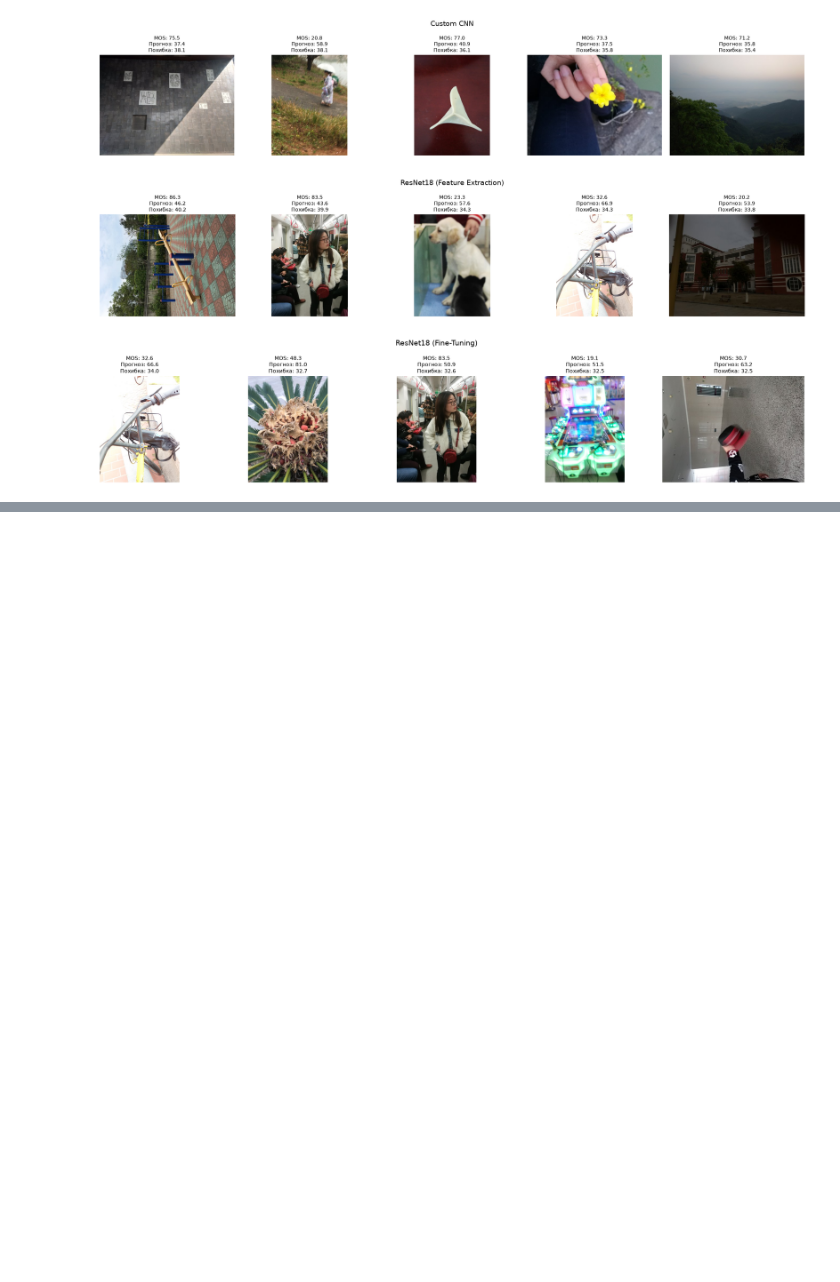
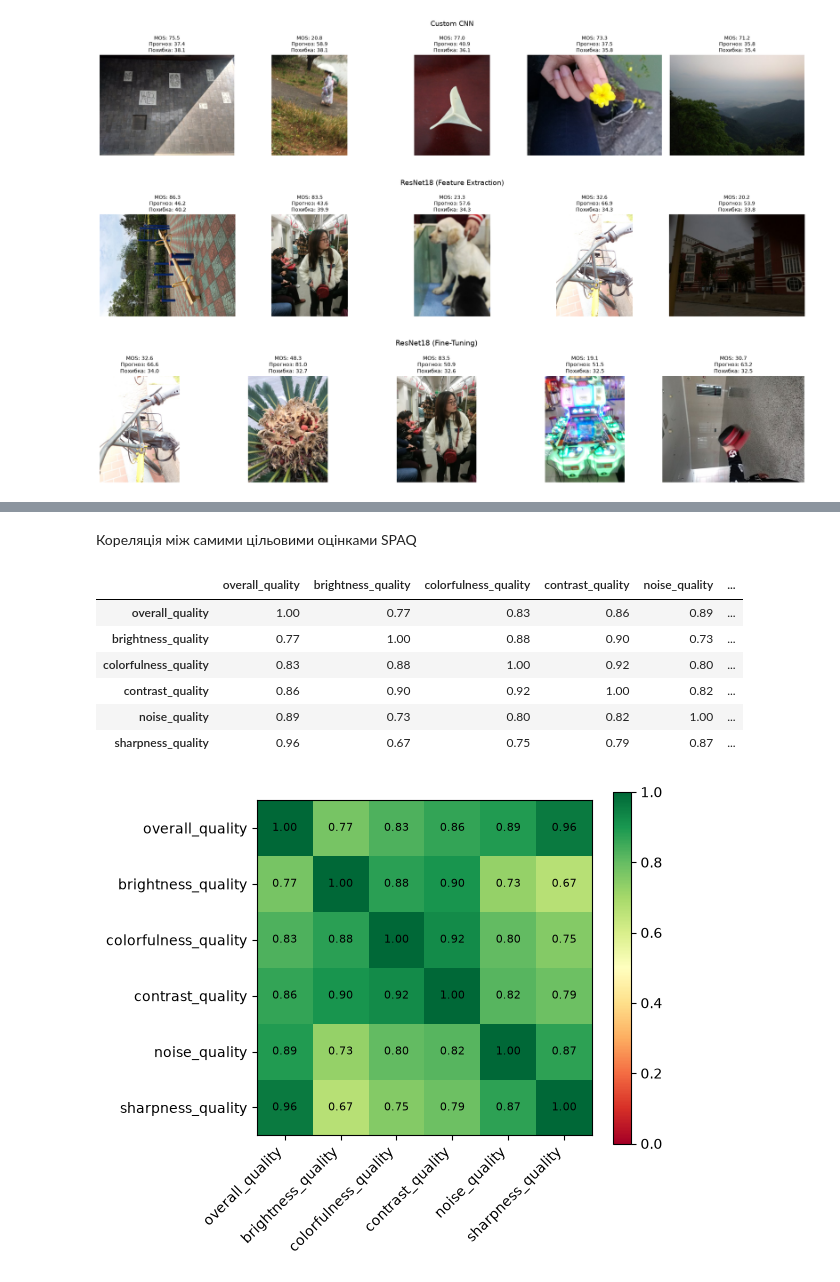
Before and after one commit to nimpo0/PhotoAnalyser, a Jupyter notebook: notebooks/5_model_comparison.ipynb, the cells around one changed output, grey strips where cells are left out. Cells and saved outputs as stored; diff of their text form; code cells hidden in the pictures; blank space fills up the shorter version.

```diff
--- a/notebooks/5_model_comparison.ipynb
+++ b/notebooks/5_model_comparison.ipynb
@@ -197,0 +493,58 @@ for prefix in MODEL_PREFIXES:
+# %% [markdown]
+Кореляція між самими цільовими оцінками SPAQ
+# %%
+labels_dataframe = pd.read_csv(MANIFEST_PATH)
+
+score_columns = [
+    column
+    for column in labels_dataframe.columns
+    if column.endswith("_quality") or column.lower() == "mos"
+]
+
+correlation_matrix = labels_dataframe[score_columns].corr()
+
+display(correlation_matrix.round(2))
+
+plt.figure(figsize=(6, 5))
+plt.imshow(correlation_matrix, cmap="RdYlGn", vmin=0, vmax=1)
+
+plt.xticks(
+    range(len(score_columns)),
+    score_columns,
+    rotation=45,
+    ha="right",
+)
+
+plt.yticks(
+    range(len(score_columns)),
+    score_columns,
+)
+
+for row_index in range(len(score_columns)):
+    for column_index in range(len(score_columns)):
+        plt.text(
+            column_index,
+            row_index,
+            f"{correlation_matrix.iloc[row_index, column_index]:.2f}",
+            ha="center",
+            va="center",
+            fontsize=8,
+        )
+
+plt.colorbar()
+plt.tight_layout()
+plt.savefig(
+    RESULTS_DIRECTORY / "targets_correlation.png",
+    dpi=150,
+    bbox_inches="tight",
+)
+plt.show()
+# %% [output]
+|  | overall_quality | brightness_quality | colorfulness_quality | contrast_quality | noise_quality | ... |
+| overall_quality | 1.00 | 0.77 | 0.83 | 0.86 | 0.89 | ... |
+| brightness_quality | 0.77 | 1.00 | 0.88 | 0.90 | 0.73 | ... |
+| colorfulness_quality | 0.83 | 0.88 | 1.00 | 0.92 | 0.80 | ... |
+| contrast_quality | 0.86 | 0.90 | 0.92 | 1.00 | 0.82 | ... |
+| noise_quality | 0.89 | 0.73 | 0.80 | 0.82 | 1.00 | ... |
+| sharpness_quality | 0.96 | 0.67 | 0.75 | 0.79 | 0.87 | ... |
+[figure, added]
```
Also changed, not shown: parts of 14 cells of this notebook.
